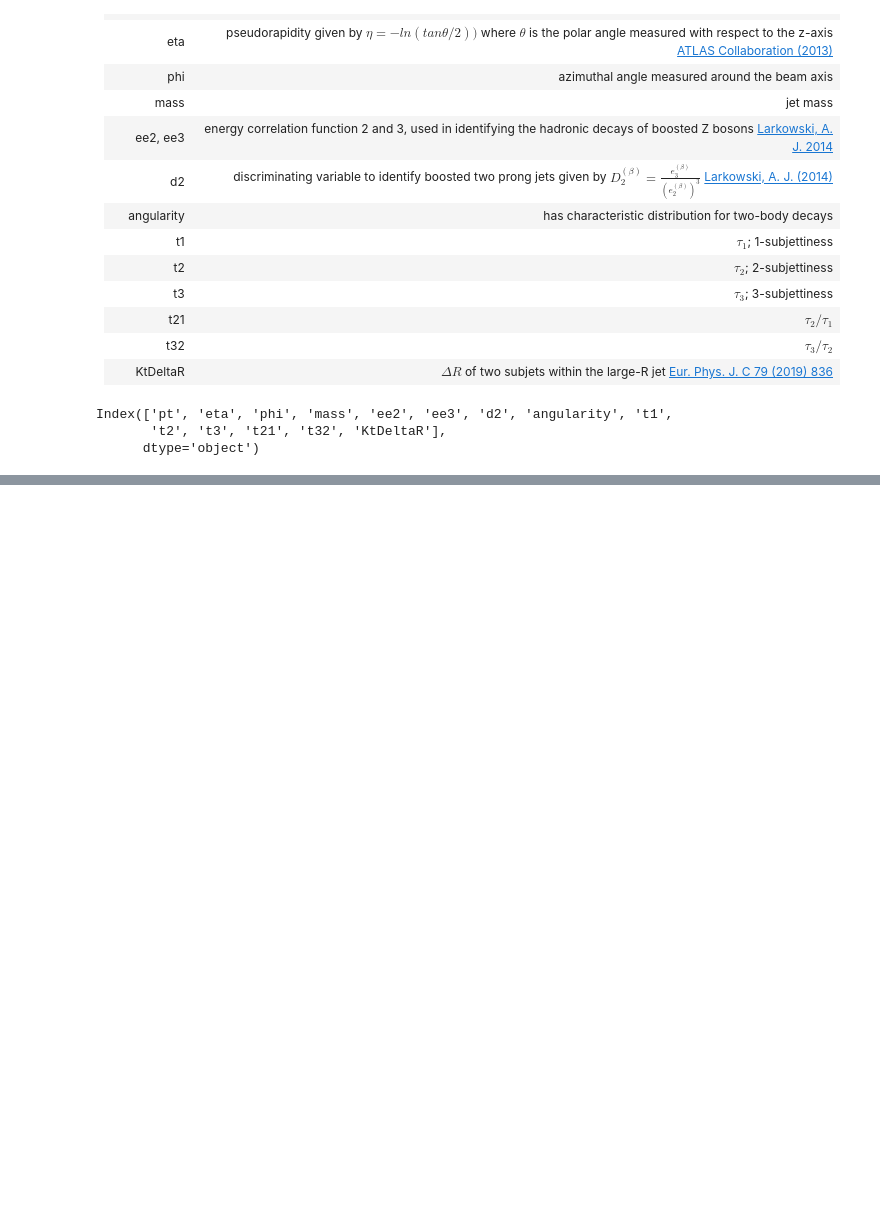
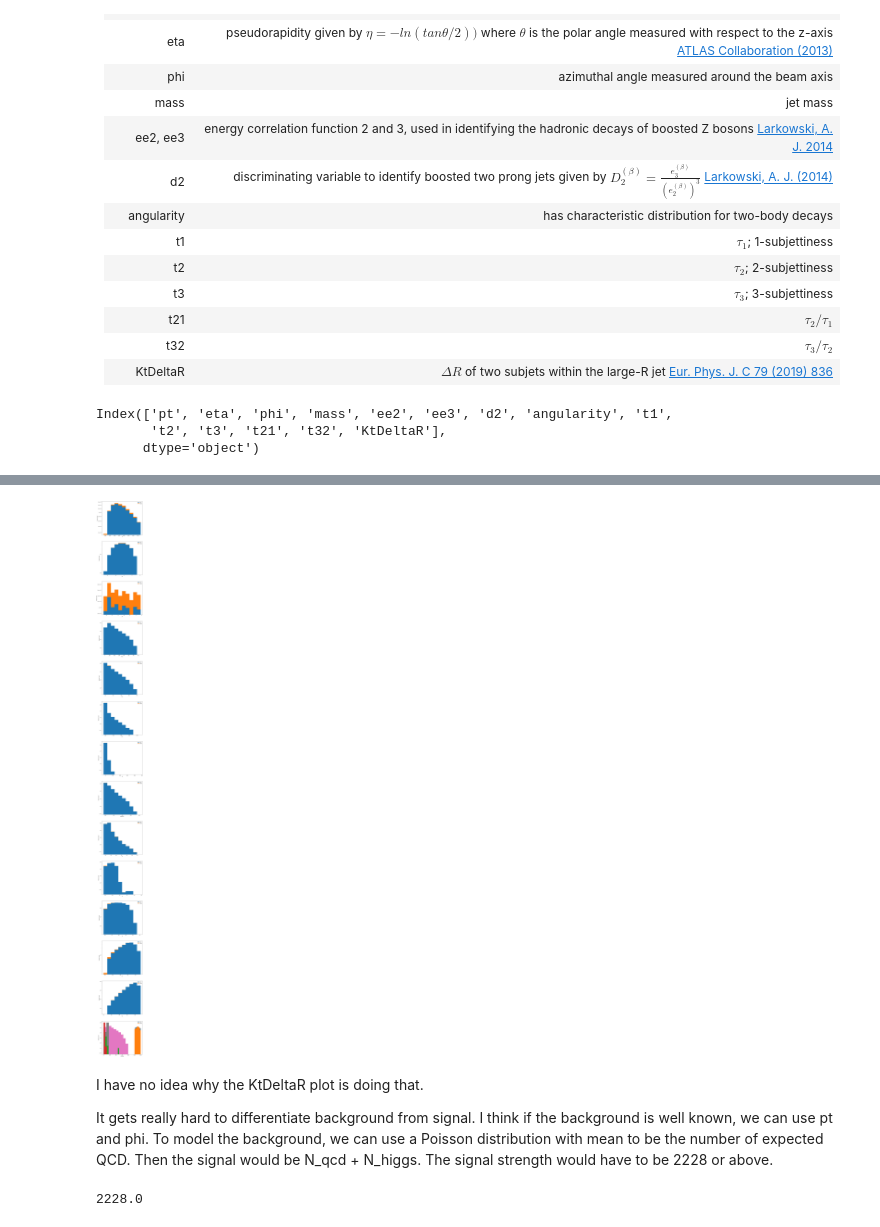
Before and after one commit to bvshih/PHYS434, a Jupyter notebook: Lab5/Lab5.ipynb, the cells around one changed output, grey strips where cells are left out. Cells and saved outputs as stored; diff of their text form; code cells hidden in the pictures; blank space fills up the shorter version.

```diff
--- a/Lab5/Lab5.ipynb
+++ b/Lab5/Lab5.ipynb
@@ -47,0 +52,43 @@ There are some correlations among the features. For example, d2 is calculated fr
+# %%
+# Expected Yields:
+# N_higgs = 50
+# N_qcd = 2000
+
+normalization_higgs = 50/100000
+normalization_qcd = 2000/100000
+#print(normalization_higgs, normalization_qcd)
+
+keys = ['pt', 'eta', 'phi', 'mass', 'ee2', 'ee3', 'd2', 'angularity', 't1',
+       't2', 't3', 't21', 't32', 'KtDeltaR']
+
+fig, ax = plt.subplots(14, 1, figsize = (10,10*14))
+for i in range(len(keys)):
+    hist_qcd = plt.hist(qcd[keys[i]])
+    normalized_hist_qcd = hist_qcd[0]*normalization_qcd
+
+    hist_higgs = plt.hist(higgs[keys[i]], bins = hist_qcd[1])
+    normalized_hist_higgs = hist_higgs[0]*normalization_higgs
+
+    width = hist_qcd[1][1]-hist_qcd[1][0]
+
+    ax[i].bar(hist_qcd[1][:10], normalized_hist_qcd, width = width, label = 'QCD')
+    ax[i].bar(hist_higgs[1][:10], normalized_hist_higgs, width = width, bottom = normalized_hist_qcd, label = 'Higgs')
+
+    ax[i].semilogy()
+    ax[i].legend()
+    ax[i].set_xlabel(keys[i])
+    ax[i].set_ylabel('Particle Count')
+plt.show()
+# %% [output]
+[figure, added]
+# %% [markdown]
+I have no idea why the KtDeltaR plot is doing that.
+
+It gets really hard to differentiate background from signal. I think if the background is well known, we can use pt and phi. To model the background, we can use a Poisson distribution with mean to be the number of expected QCD. Then the signal would be N_qcd + N_higgs. The signal strength would have to be 2228 or above.
+# %%
+n_qcd = 2000
+prob5sigma = 1/3.5e6
+signal = stats.poisson.isf(prob5sigma, n_qcd)
+print(signal)
+# %% [output]
+2228.0
```
Also changed, not shown: parts of 3 cells of this notebook, 1 other file.
